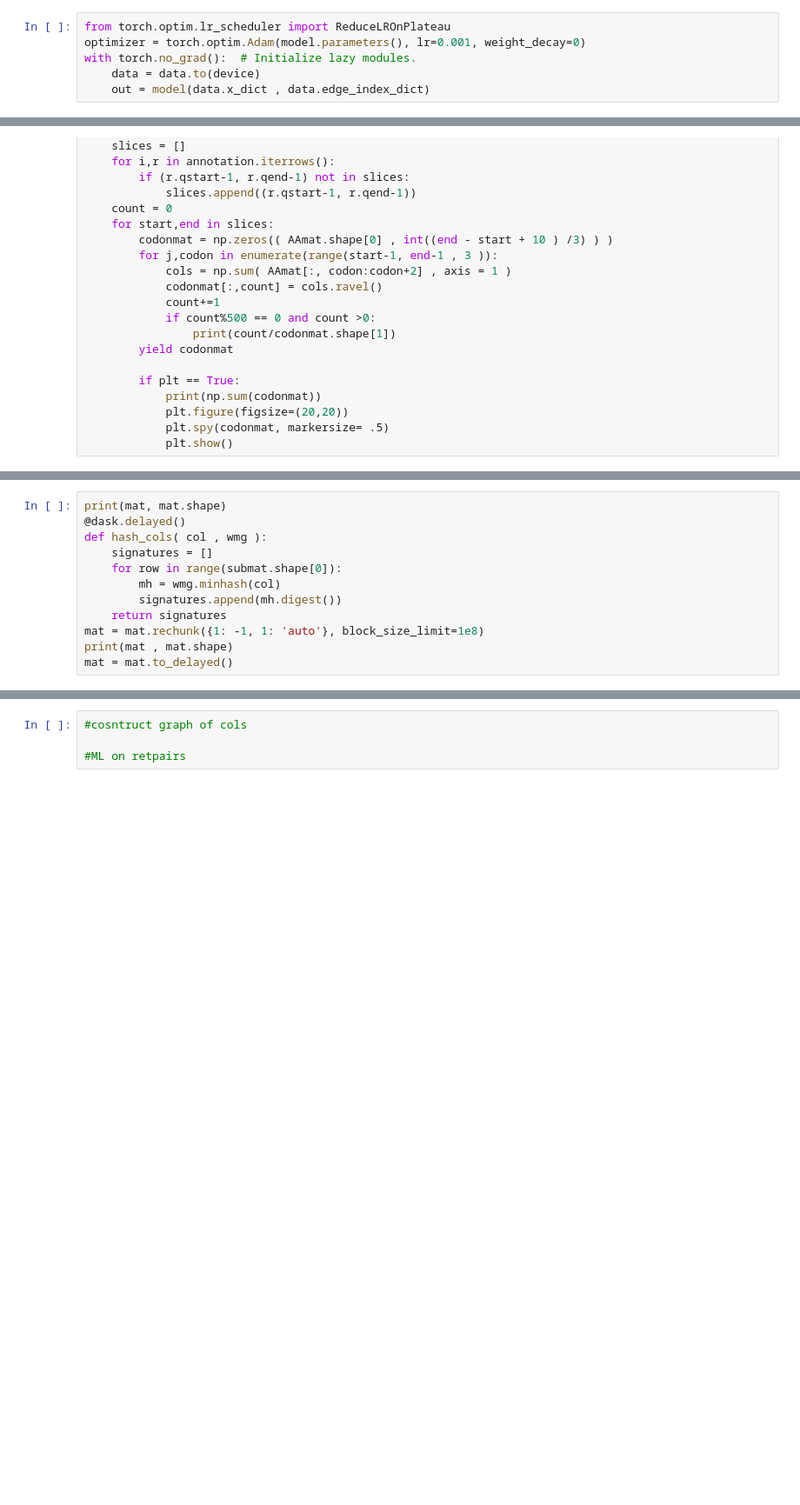
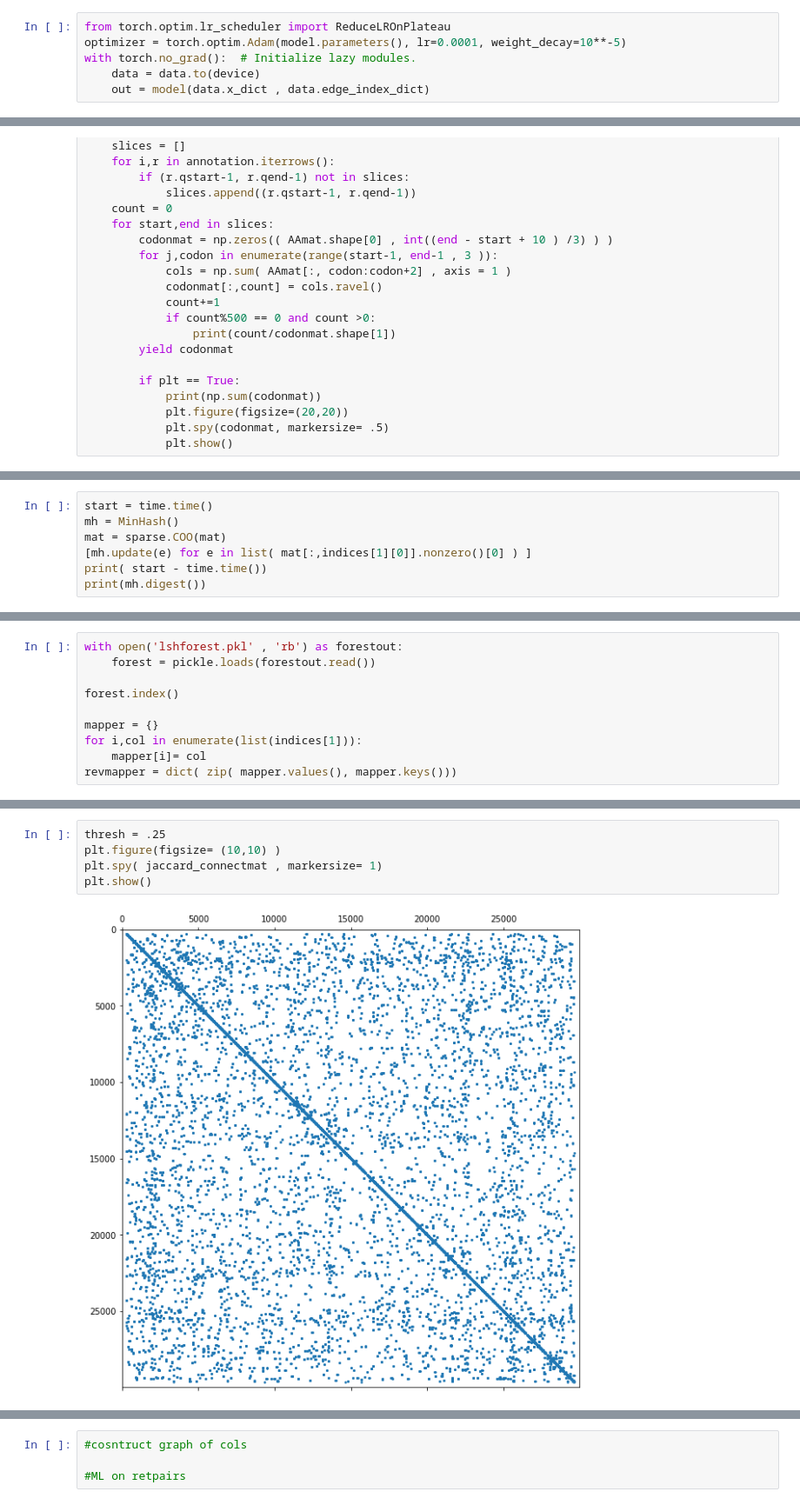
Before and after one commit to DessimozLab/CoronaCoev, a Jupyter notebook: validation_data/ValidateCovdBig_ML.ipynb, the cells around one changed output, grey strips where cells are left out. Shown at 87% size. Cells and saved outputs as stored; diff of their text form; blank space fills up the shorter version.

Commit message:
jaccard working

```diff
--- a/validation_data/ValidateCovdBig_ML.ipynb
+++ b/validation_data/ValidateCovdBig_ML.ipynb
@@ -1484,6 +1433,6 @@ layer 4
 # %%
 from torch.optim.lr_scheduler import ReduceLROnPlateau
-optimizer = torch.optim.Adam(model.parameters(), lr=0.001, weight_decay=0)
+optimizer = torch.optim.Adam(model.parameters(), lr=0.0001, weight_decay=10**-5)
 with torch.no_grad():  # Initialize lazy modules.
     data = data.to(device)
     out = model(data.x_dict , data.edge_index_dict)
@@ -1763,12 +1777,0 @@ print('done')
-# %%
-print(mat, mat.shape)
-@dask.delayed()
-def hash_cols( col , wmg ):
-    signatures = []
-    for row in range(submat.shape[0]):
-        mh = wmg.minhash(col)
-        signatures.append(mh.digest())
-    return signatures
-mat = mat.rechunk({1: -1, 1: 'auto'}, block_size_limit=1e8)
-print(mat , mat.shape)
-mat = mat.to_delayed()
@@ -1774,0 +1803,7 @@ mat = mat.to_delayed()
+# %%
+start = time.time()
+mh = MinHash()
+mat = sparse.COO(mat)
+[mh.update(e) for e in list( mat[:,indices[1][0]].nonzero()[0] ) ]
+print( start - time.time())
+print(mh.digest())
@@ -1774,0 +1899,10 @@ mat = mat.to_delayed()
+# %%
+with open('lshforest.pkl' , 'rb') as forestout:
+    forest = pickle.loads(forestout.read())
+
+forest.index()
+
+mapper = {}
+for i,col in enumerate(list(indices[1])):
+    mapper[i]= col
+revmapper = dict( zip( mapper.values(), mapper.keys()))
@@ -1774,0 +2006,7 @@ mat = mat.to_delayed()
+# %%
+thresh = .25
+plt.figure(figsize= (10,10) )
+plt.spy( jaccard_connectmat , markersize= 1)
+plt.show()
+# %% [output]
+[figure, added]
```
Also changed, not shown: parts of 51 cells of this notebook, 1 other file.
